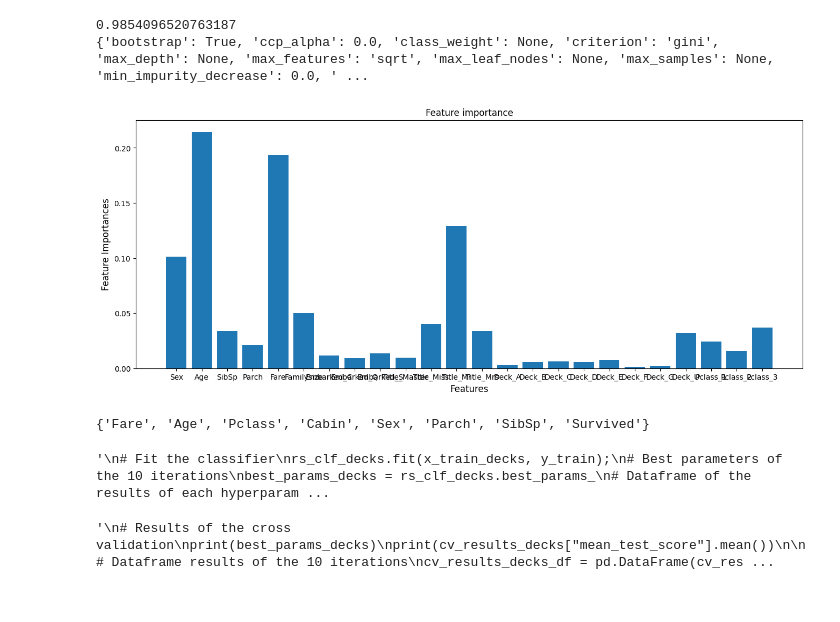
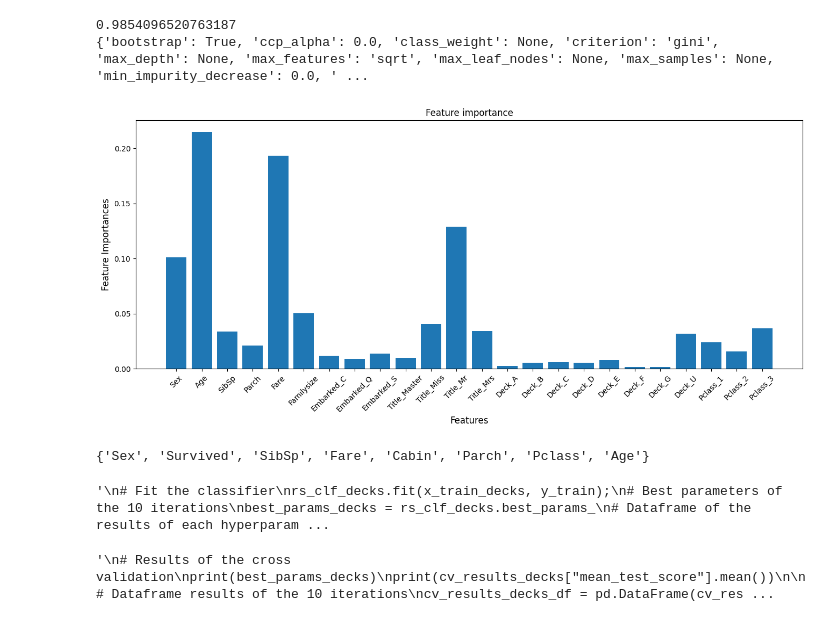
Before and after one commit to lnsayer/kaggle-projects, a Jupyter notebook: final-titanic-notebook.ipynb, the cells around one changed output. Saved outputs shown, nothing was run; the diff lists cells and outputs as text; code cells hidden in the pictures.

```diff
--- a/final-titanic-notebook.ipynb
+++ b/final-titanic-notebook.ipynb
@@ -337,26 +344,27 @@ print(clf.get_params())
 # %%
 # Gives the importance of different features of the model
 importance = clf.feature_importances_
 
 # Shortened columns to appear on one plot
 columns = x_train.columns
 
 # The importance of the different feautures according to the model
 importance_dictionary = {columns[i] : importance[i] for i in range(len(importance)) }
 importance
 
 keys = importance_dictionary.keys()
 values = importance_dictionary.values()
 
 # Plotting the feature importance
 plt.figure(figsize=(16, 6))
 plt.bar(keys, values)
 plt.xlabel('Features', size=12)
 plt.ylabel('Feature Importances', size=12)
 plt.title('Feature importance')
+plt.xticks(rotation=45)
 plt.show()
 # %% [output]
-[figure, old version]
+[figure, new version]
 # %%
 from sklearn.model_selection import RandomizedSearchCV
 from sklearn.model_selection import GridSearchCV
@@ -396,20 +404,22 @@ rs_clf_decks = RandomizedSearchCV(estimator = clf, param_distributions=grid,
                        verbose =2 # Prints out information as it is running
                        )
 '''
-rs_clf_decks = GridSearchCV(estimator = clf, param_grid=grid,
+'''
+# Setting up exhaustive grid search of hyperparameters (considers 288 combinations) with cross validation
+gs_clf_decks = GridSearchCV(estimator = clf, param_grid=grid,
                        cv = 5, # Setting the test set as the validation set
                        verbose =1 # Prints out information as it is running
                        )
+
+# Fit the classifier
+gs_clf_decks.fit(x_train_decks, y_train);
+# Best parameters of the 10 iterations
+best_params_decks = gs_clf_decks.best_params_
+# Dataframe of the results of each hyperparameter combination
+cv_results_decks = gs_clf_decks.cv_results_
 '''
-# Fit the classifier
-rs_clf_decks.fit(x_train_decks, y_train);
-# Best parameters of the 10 iterations
-best_params_decks = rs_clf_decks.best_params_
-# Dataframe of the results of each hyperparameter combination
-cv_results_decks = rs_clf_decks.cv_results_
-'''
 # %% [output]
-{'Fare', 'Age', 'Pclass', 'Cabin', 'Sex', 'Parch', 'SibSp', 'Survived'}
+{'Sex', 'Survived', 'SibSp', 'Fare', 'Cabin', 'Parch', 'Pclass', 'Age'}
 '\n# Fit the classifier\nrs_clf_decks.fit(x_train_decks, y_train);\n# Best parameters of the 10 iterations\nbest_params_decks = rs_clf_decks.best_params_\n# Dataframe of the results of each hyperparam ...
 # %%
 '''
```
Also changed, not shown: parts of 11 cells of this notebook.
